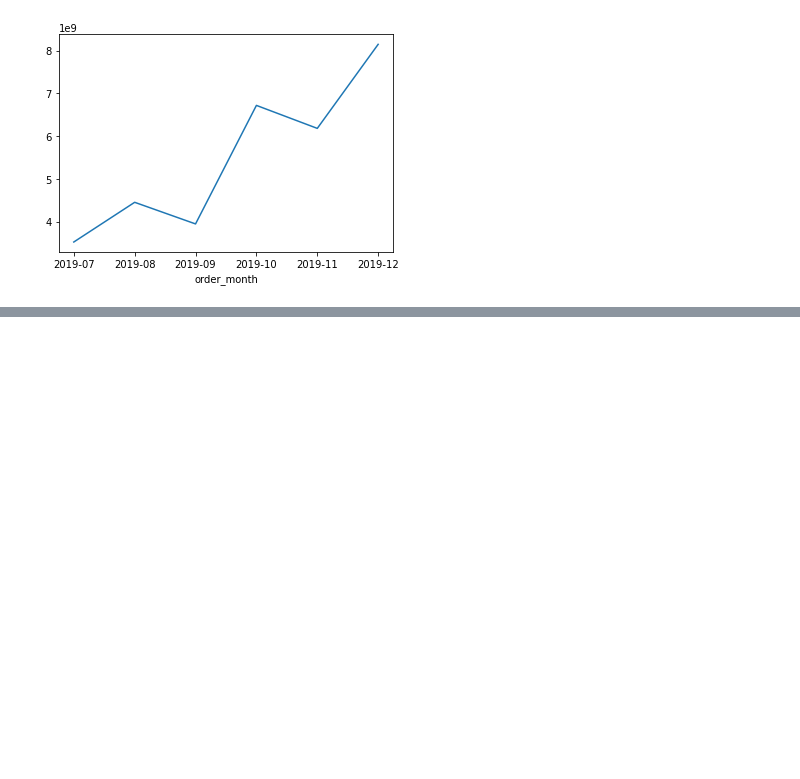
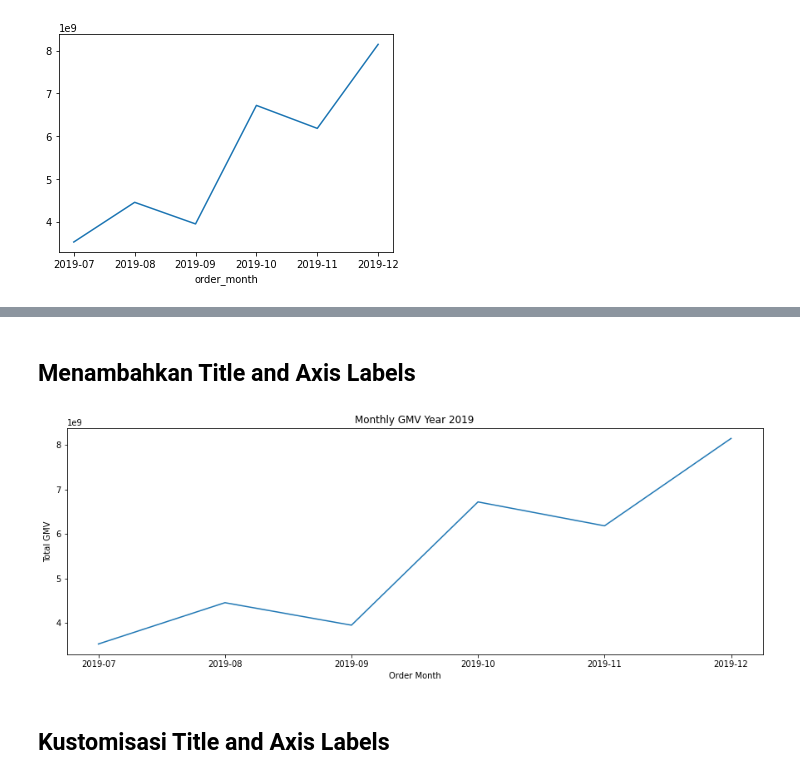
Before and after one commit to fiqihyusrilm/Data-Analyst-DQLab, a Jupyter notebook: Data Visualization with Python Matplotlib for Beginner - Part 1/Pengenalan Matplotlib dan Persiapan Dataset.ipynb, the cells around one changed output, grey strips where cells are left out. Cells and saved outputs as stored; diff of their text form; code cells hidden in the pictures; blank space fills up the shorter version.

```diff
--- a/Data Visualization with Python Matplotlib for Beginner - Part 1/Pengenalan Matplotlib dan Persiapan Dataset.ipynb
+++ b/Data Visualization with Python Matplotlib for Beginner - Part 1/Pengenalan Matplotlib dan Persiapan Dataset.ipynb
@@ -118,0 +129,14 @@ plt.show()
+# %% [markdown]
+## Menambahkan Title and Axis Labels
+# %%
+import matplotlib.pyplot as plt
+plt.figure(figsize=(15, 5))
+dataset.groupby(['order_month'])['gmv'].sum().plot()
+plt.title('Monthly GMV Year 2019')
+plt.xlabel('Order Month')
+plt.ylabel('Total GMV')
+plt.show()
+# %% [output]
+[figure, added]
+# %% [markdown]
+## Kustomisasi Title and Axis Labels
```
Also changed, not shown: parts of 21 cells of this notebook, 2 other files.
